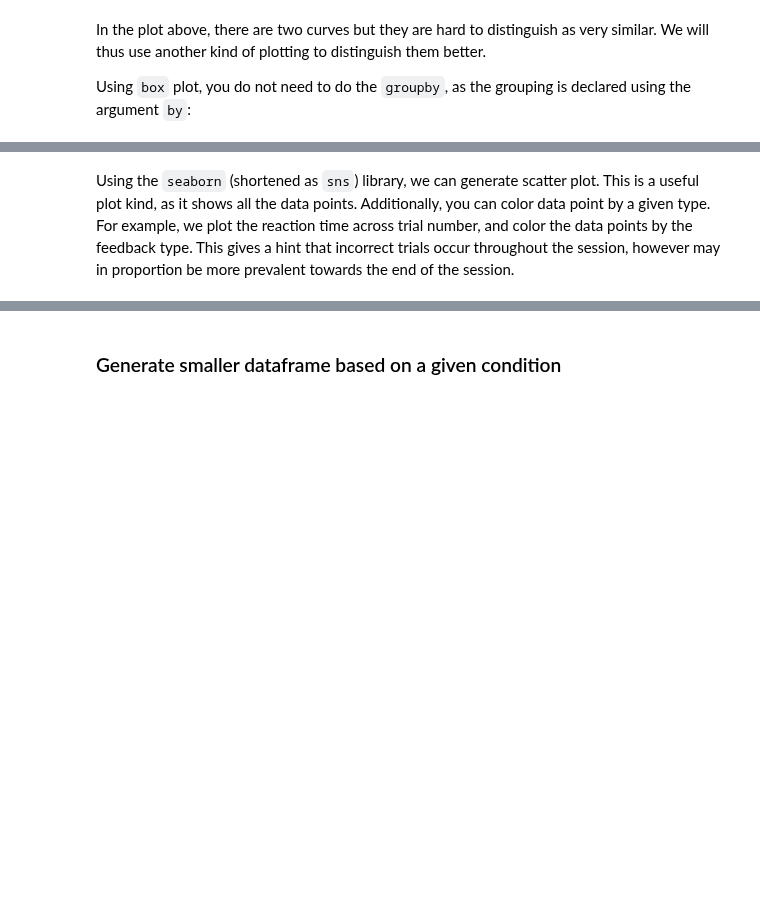
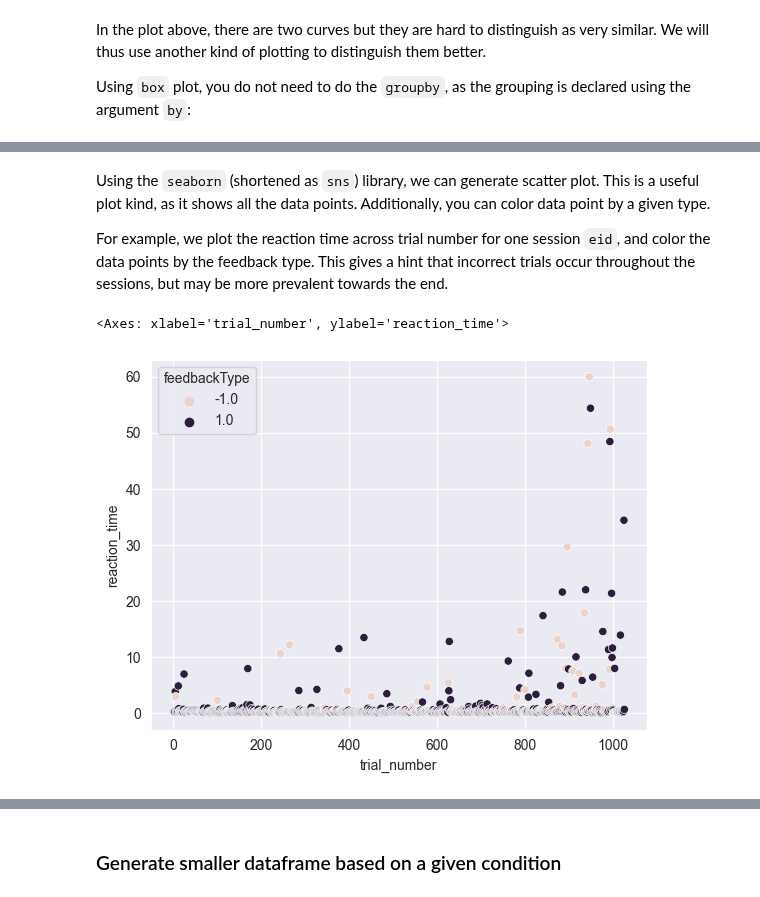
Before and after one commit to int-brain-lab/iblcourse, a Jupyter notebook: sources/behavior_course/course.ipynb, the cells around one changed output, grey strips where cells are left out. Saved outputs shown, nothing was run; the diff lists cells and outputs as text; code cells hidden in the pictures; blank space fills up the shorter version.

```diff
--- a/sources/behavior_course/course.ipynb
+++ b/sources/behavior_course/course.ipynb
@@ -315,4 +318,11 @@ dtype: object
 # %% [markdown]
 Using the `seaborn` (shortened as `sns`) library, we can generate scatter plot.
 This is a useful plot kind, as it shows all the data points. Additionally, you can color data point by a given type.
-For example, we plot the reaction time across trial number, and color the data points by the feedback type. This gives a hint that incorrect trials occur throughout the session, however may in proportion be more prevalent towards the end of the session.
+
+For example, we plot the reaction time across trial number for one session `eid`, and color the data points by the feedback type. This gives a hint that incorrect trials occur throughout the sessions, but may be more prevalent towards the end.
+# %%
+eid = '5139ce2c-7d52-44bf-8129-692d61dd6403'
+sns.scatterplot(data=df_trial[df_trial['eid'] == eid], x='trial_number', y='reaction_time', hue='feedbackType')
+# %% [output]
+<Axes: xlabel='trial_number', ylabel='reaction_time'>
+[figure, added]
```
Also changed, not shown: parts of 37 cells of this notebook, 1 other file.
